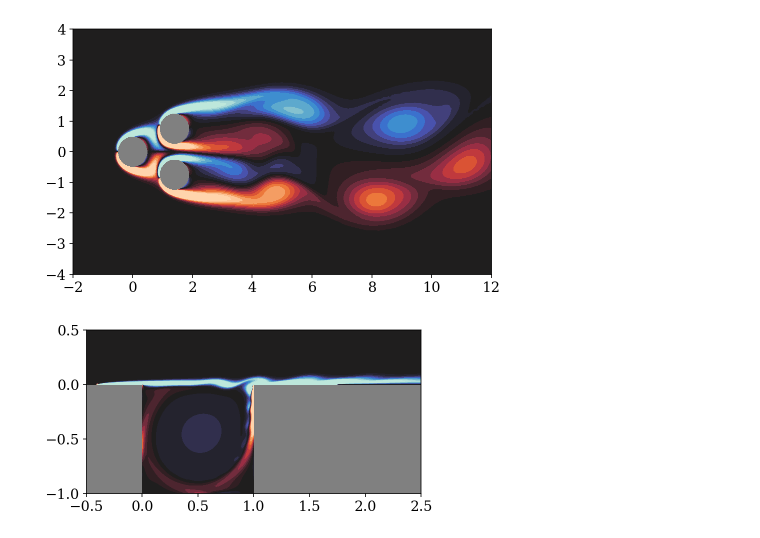
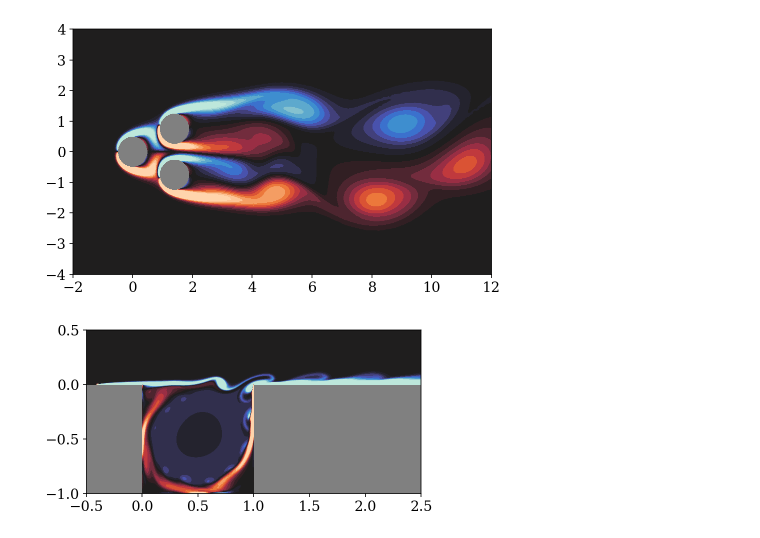
Before and after one commit to dynamicslab/hydrogym, a Jupyter notebook: notebooks/flow-config.ipynb, the cells around one changed output. Cells and saved outputs as stored; diff of their text form; code cells hidden in the pictures.

```diff
--- a/notebooks/flow-config.ipynb
+++ b/notebooks/flow-config.ipynb
@@ -52,20 +53,20 @@ plt.show()
 # %% [output]
 [figure]
 # %%
-flow = gym.flow.Cavity(h5_file="../examples/cavity/5000_output/checkpoint.h5")
+flow = gym.flow.Cavity(h5_file="../examples/cavity/7500_output/checkpoint.h5")
 
 fig, ax = plt.subplots(1, 1, figsize=(6, 3))
 levels = np.linspace(-10, 10, 20)
 fd.tricontourf(
     flow.vorticity(),
     levels=levels,
     axes=ax,
     extend="both",
     cmap=sns.color_palette("icefire", as_cmap=True),
 )
 ax.set_xlim([-0.5, 2.5])
 ax.set_ylim([-1, 0.5])
 ax.set_facecolor("grey")
 plt.show()
 # %% [output]
-[figure, old version]
+[figure, new version]
```
Also changed, not shown: parts of 4 cells of this notebook, 13 other files.
